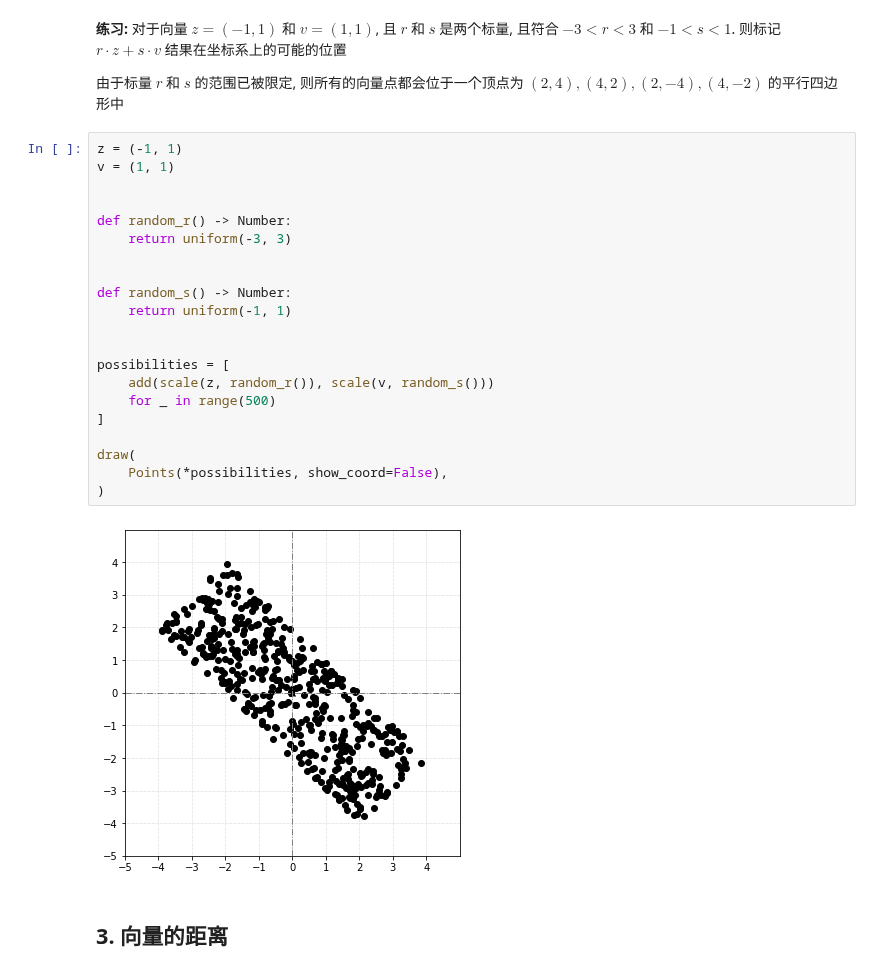
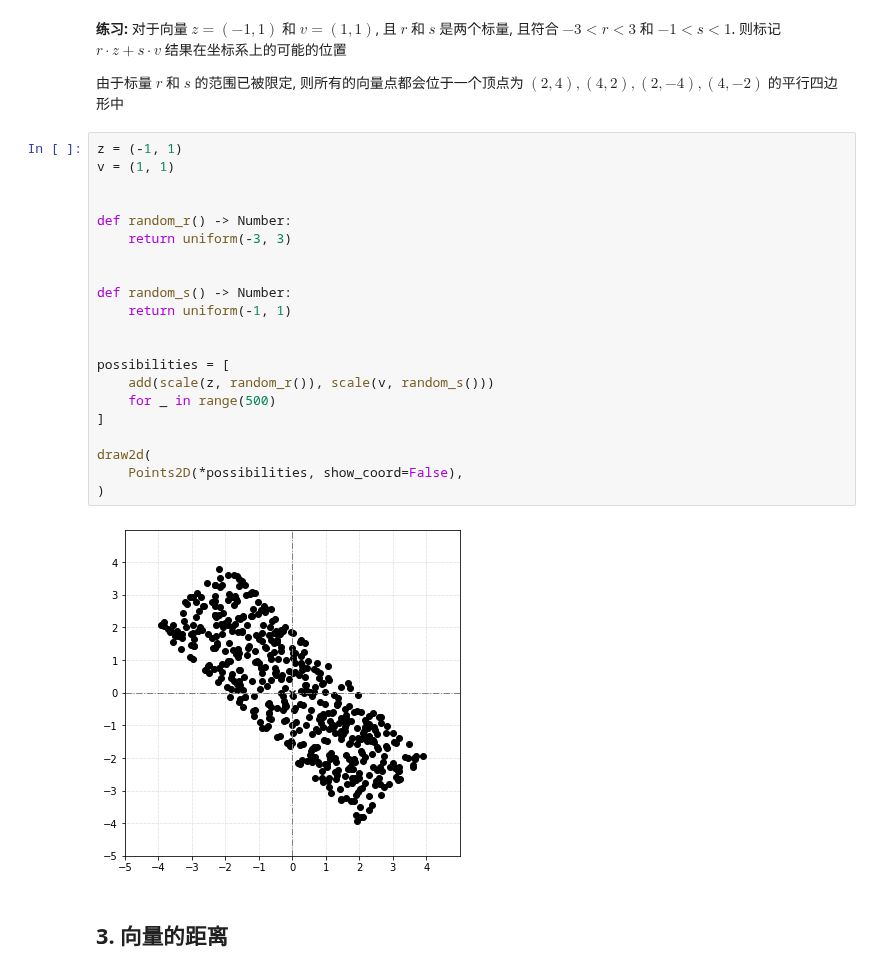
Before and after one commit to alvin-qh/study-python, a Jupyter notebook: math/notebooks/vector2d/vector.ipynb, the cells around one changed output. Cells and saved outputs as stored; diff of their text form.

Commit message:
[math] change draw to draw2d

```diff
--- a/math/notebooks/vector2d/vector.ipynb
+++ b/math/notebooks/vector2d/vector.ipynb
@@ -409,26 +409,26 @@ draw(
 # %%
 z = (-1, 1)
 v = (1, 1)
 
 
 def random_r() -> Number:
     return uniform(-3, 3)
 
 
 def random_s() -> Number:
     return uniform(-1, 1)
 
 
 possibilities = [
     add(scale(z, random_r()), scale(v, random_s()))
     for _ in range(500)
 ]
 
-draw(
-    Points(*possibilities, show_coord=False),
+draw2d(
+    Points2D(*possibilities, show_coord=False),
 )
 # %% [output]
-[figure, old version]
+[figure, new version]
 # %% [markdown]
 ## 3. 向量的距离
 # %% [markdown]
```
Also changed, not shown: parts of 16 cells of this notebook, 8 other files.
